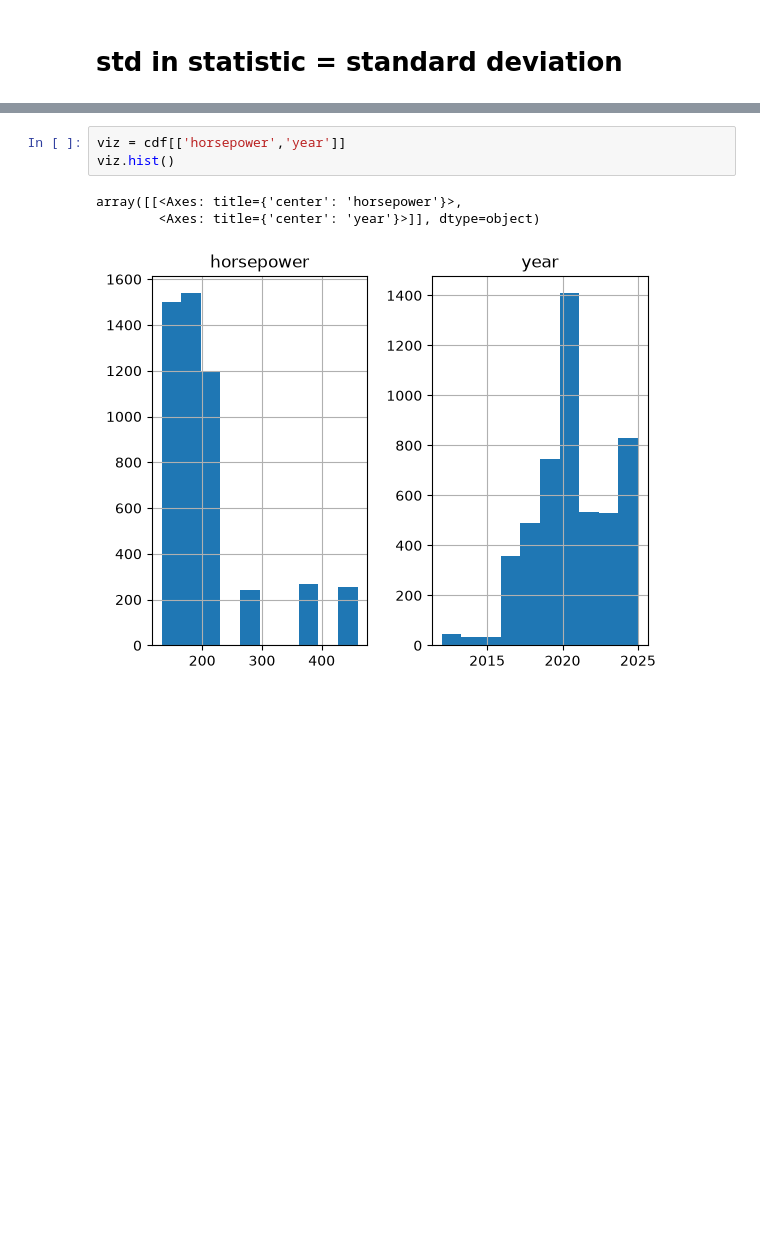
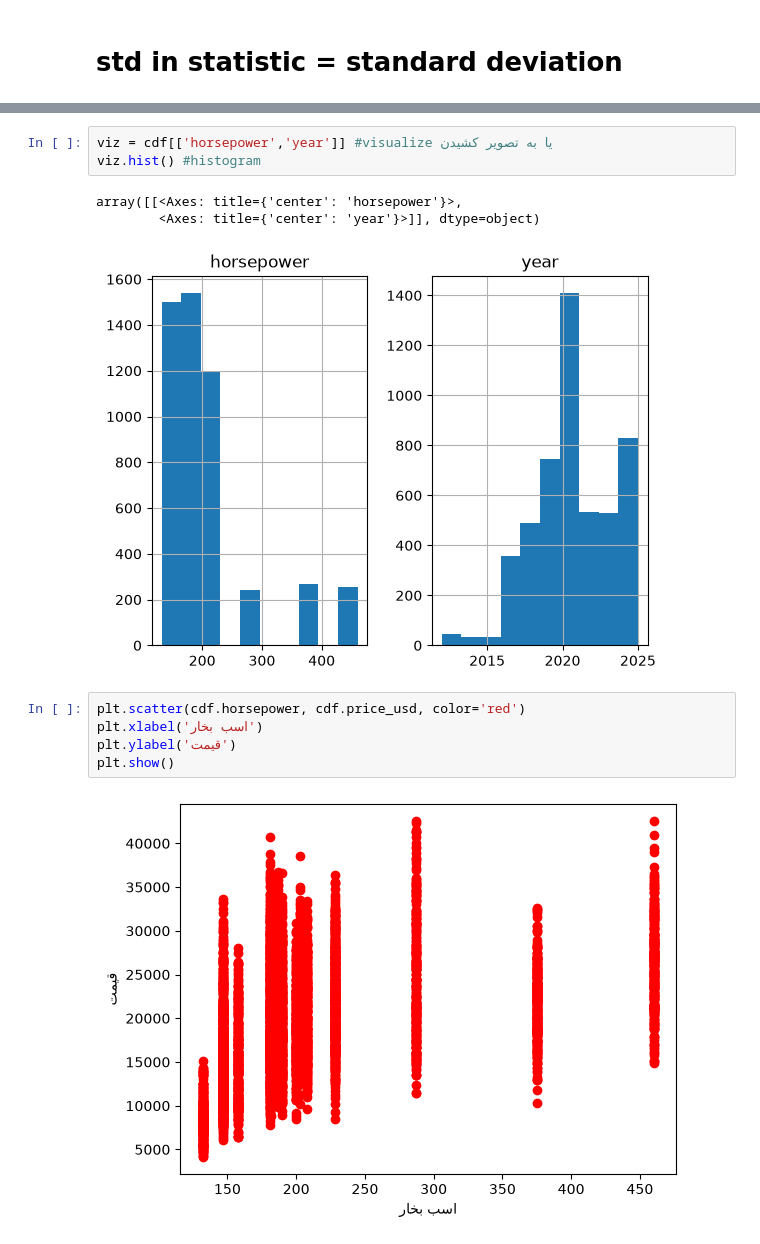
Before and after one commit to mahdiatom00/python-notebooks, a Jupyter notebook: notebooks/Jupyter-main.ipynb, the cells around one changed output, grey strips where cells are left out. Drawn from its saved outputs; the diff is of its cells as text; blank space fills up the shorter version.

```diff
--- a/notebooks/Jupyter-main.ipynb
+++ b/notebooks/Jupyter-main.ipynb
@@ -349,9 +367,16 @@ cdf.head(7)
 | 5 | Toyota | Corolla | 2019 | Gasoline | 132 | White | 14010 |
 | 6 | Mazda | MX-5 | 2023 | Gasoline | 181 | Red | 29380 |
 # %%
-viz = cdf[['horsepower','year']]
-viz.hist()
+viz = cdf[['horsepower','year']] #visualize یا به تصویر کشیدن
+viz.hist() #histogram
 # %% [output]
 array([[<Axes: title={'center': 'horsepower'}>,
         <Axes: title={'center': 'year'}>]], dtype=object)
 [figure]
+# %%
+plt.scatter(cdf.horsepower, cdf.price_usd, color='red')
+plt.xlabel('اسب بخار')
+plt.ylabel('قیمت')
+plt.show()
+# %% [output]
+[figure, added]
```
Also changed, not shown: parts of 17 cells of this notebook.
